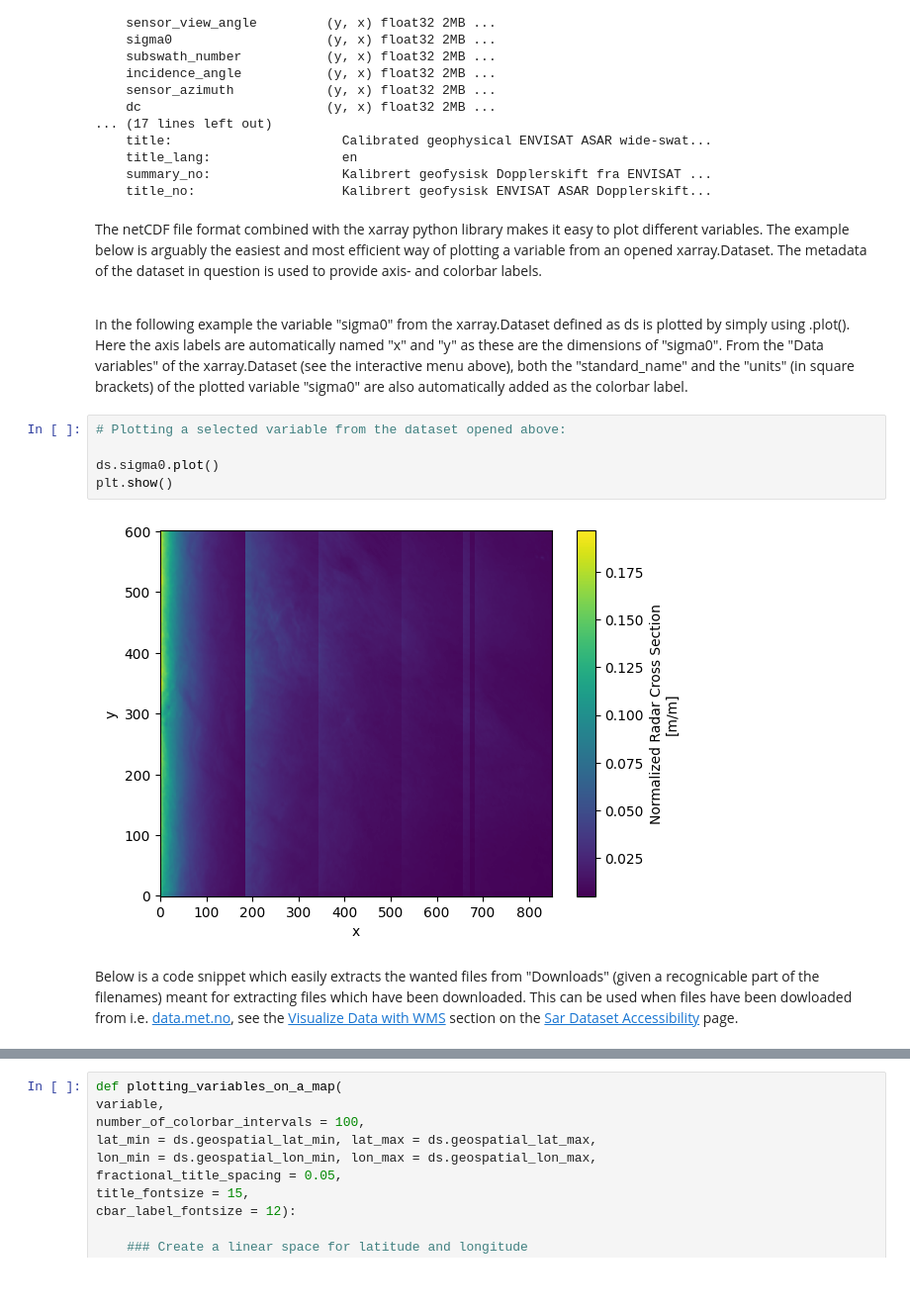
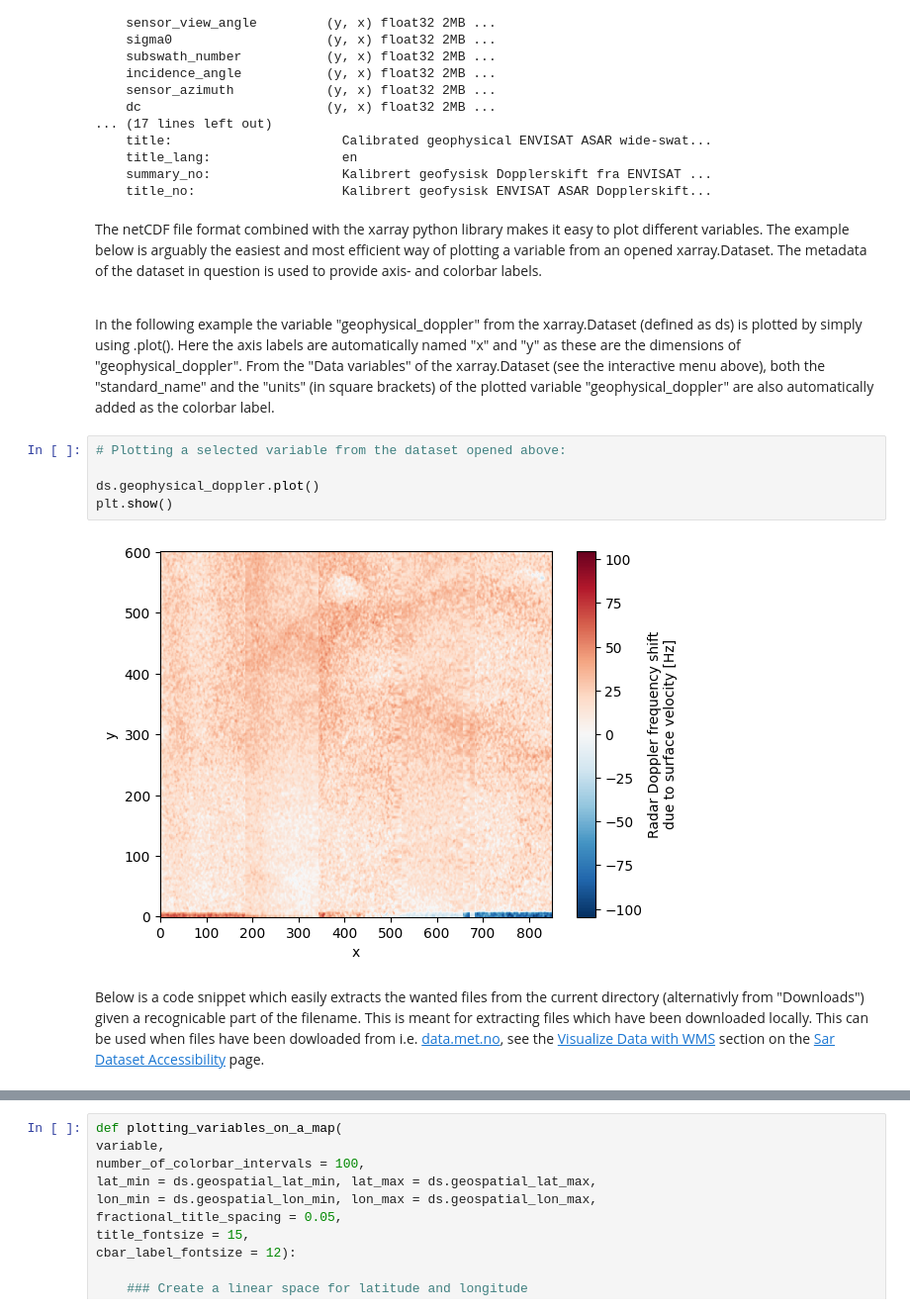
Before and after one commit to metno/MET_SAR-Doppler_User_Guide, a Jupyter notebook: _build/jupyter_execute/notebooks/Plot_Data_on_a_Map.ipynb, the cells around one changed output, grey strips where cells are left out. Shown at 99% size. Saved outputs shown, nothing was run; the diff lists cells and outputs as text; blank space fills up the shorter version.

```diff
--- a/_build/jupyter_execute/notebooks/Plot_Data_on_a_Map.ipynb
+++ b/_build/jupyter_execute/notebooks/Plot_Data_on_a_Map.ipynb
@@ -50,16 +50,16 @@ The netCDF file format combined with the xarray python library makes it easy to
 
 <br />
 
-In the following example the variable "sigma0" from the xarray.Dataset defined as ds is plotted by simply using .plot(). Here the axis labels are automatically named "x" and "y" as these are the dimensions of "sigma0". From the "Data variables" of the xarray.Dataset (see the interactive menu above), both the "standard_name" and the "units" (in square brackets) of the plotted variable "sigma0" are also automatically added as the colorbar label.
+In the following example the variable "geophysical_doppler" from the xarray.Dataset (defined as ds) is plotted by simply using .plot(). Here the axis labels are automatically named "x" and "y" as these are the dimensions of "geophysical_doppler". From the "Data variables" of the xarray.Dataset (see the interactive menu above), both the "standard_name" and the "units" (in square brackets) of the plotted variable "geophysical_doppler" are also automatically added as the colorbar label.
 # %%
 # Plotting a selected variable from the dataset opened above:
 
-ds.sigma0.plot()
+ds.geophysical_doppler.plot()
 plt.show()
 # %% [output]
-[figure, old version]
+[figure, new version]
 # %% [markdown]
-Below is a code snippet which easily extracts the wanted files from "Downloads" (given a recognicable part of the filenames) meant for extracting files which have been downloaded. This can be used when files have been dowloaded from i.e. [data.met.no](https://data.met.no/metsis/search), see the [Visualize Data with WMS](visualize:data:WMS) section on the [Sar Dataset Accessibility](accessibility:page) page.
+Below is a code snippet which easily extracts the wanted files from the current directory (alternativly from "Downloads") given a recognicable part of the filename. This is meant for extracting files which have been downloaded locally. This can be used when files have been dowloaded from i.e. [data.met.no](https://data.met.no/metsis/search), see the [Visualize Data with WMS](visualize:data:WMS) section on the [Sar Dataset Accessibility](accessibility:page) page.
 # %%
 ### Opens Downloaded file
 # ds_arctic = xr.open_dataset('''ASA_WSDV2PRNMI20120127_215005
```
Also changed, not shown: parts of 4 cells of this notebook, 27 other files.
